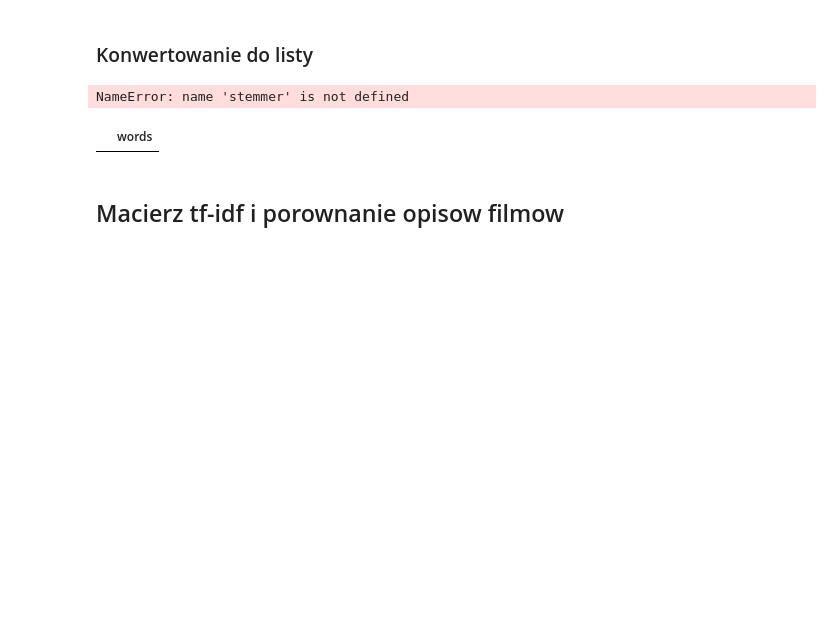
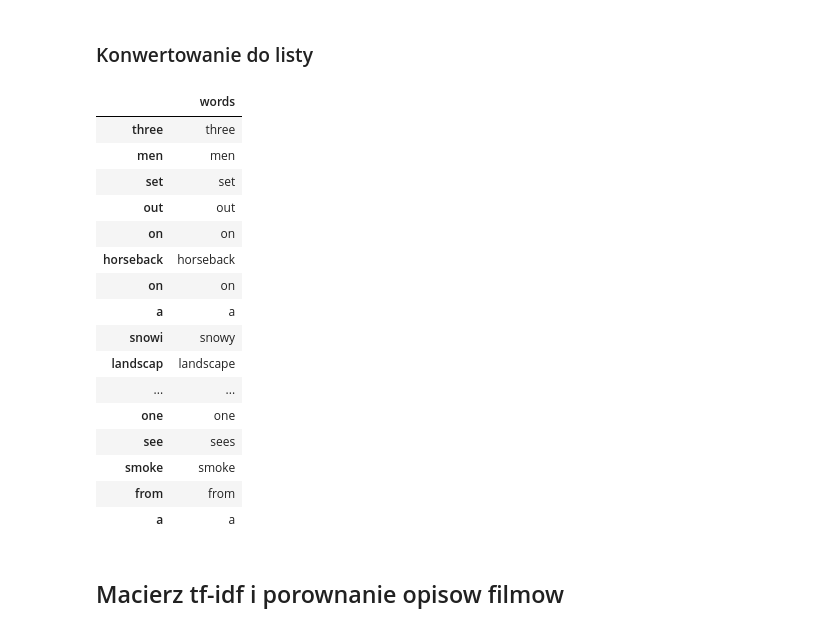
Before and after one commit to MartaKapielska/IMDBScraper, a Jupyter notebook: Synapses_Movies_Analysis.ipynb, the cells around one changed output. Saved outputs shown, nothing was run; the diff lists cells and outputs as text; code cells hidden in the pictures; blank space fills up the shorter version.

```diff
--- a/Synapses_Movies_Analysis.ipynb
+++ b/Synapses_Movies_Analysis.ipynb
@@ -65,20 +66,30 @@ from sklearn.cluster import KMeans
 # %% [markdown]
 ##  Konkatenacja danych
 # %%
-path =r'data'
-allFiles = glob.glob(path + "/*.txt")
-rank = list(range(1, 170))
+cwd = os.getcwd()
+print(cwd)
+targetdir = "/home/g.mika/Documents/Untitled Folder/IMDB_keyword_analyzer/movies_txt_storylines/"
+filelist = os.listdir(targetdir)
+#if file.endswith(".txt"):
+
+rank = list(range(1, 177))
 movies_df = pd.DataFrame(index = [rank])
 list_ = []
-for index, file_ in enumerate(allFiles):
-    df = pd.read_csv(file_,sep=';;;',header=None)
+
+#df_list = [pd.read_table(targetdir + file, encoding='utf-8', engine='python') for file in filelist]
+
+for index, file_ in enumerate(filelist):
+    df = pd.read_csv(targetdir + file_,skipinitialspace=True,sep=';;;', header=None)
     df.columns = ['synopses']
+
     file_ = file_.split("/")
-    file_ = file_[1].split("_")
+    file_ = file_[0].split("_")
     genre = file_[1].split(".")
     genre2 = re.sub('\d+', '', genre[0])
     df['titles'] = file_[0]
     df['genres'] = genre2
+    title_prev = ''
     list_.append(df)
 
 movies_df = pd.concat(list_)
+movies_df
@@ -163,6 +192,8 @@ def tokenize_only(text):
             filtered_tokens.append(token)
     return filtered_tokens
 # %%
+stemmer = PorterStemmer()
+
 totalvocab_stemmed = []
 totalvocab_tokenized = []
 for i in synopses:
@@ -171,14 +202,28 @@ for i in synopses:
 
     allwords_tokenized = tokenize_only(i)
     totalvocab_tokenized.extend(allwords_tokenized)
-# %% [output]
-NameError: name 'stemmer' is not defined
 # %%
 vocab_frame = pd.DataFrame({'words': totalvocab_tokenized}, index = totalvocab_stemmed)
 
-vocab_frame
+vocab_frame.head(20)
 # %% [output]
 |  | words |
+| three | three |
+| men | men |
+| set | set |
+| out | out |
+| on | on |
+| horseback | horseback |
+| on | on |
+| a | a |
+| snowi | snowy |
+| landscap | landscape |
+| ... | ... |
+| one | one |
+| see | sees |
+| smoke | smoke |
+| from | from |
+| a | a |
 # %% [markdown]
 ## Macierz tf-idf i porownanie opisow filmow
 # %%
```
Also changed, not shown: parts of 15 cells of this notebook.
